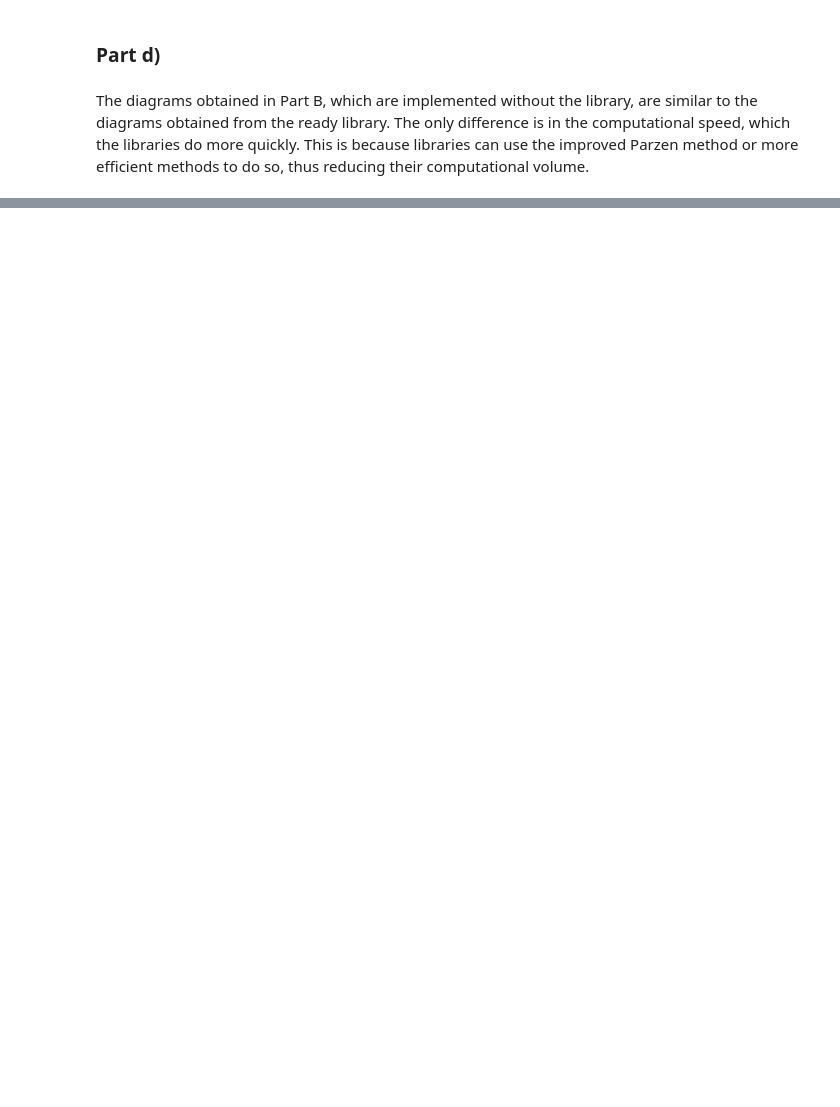
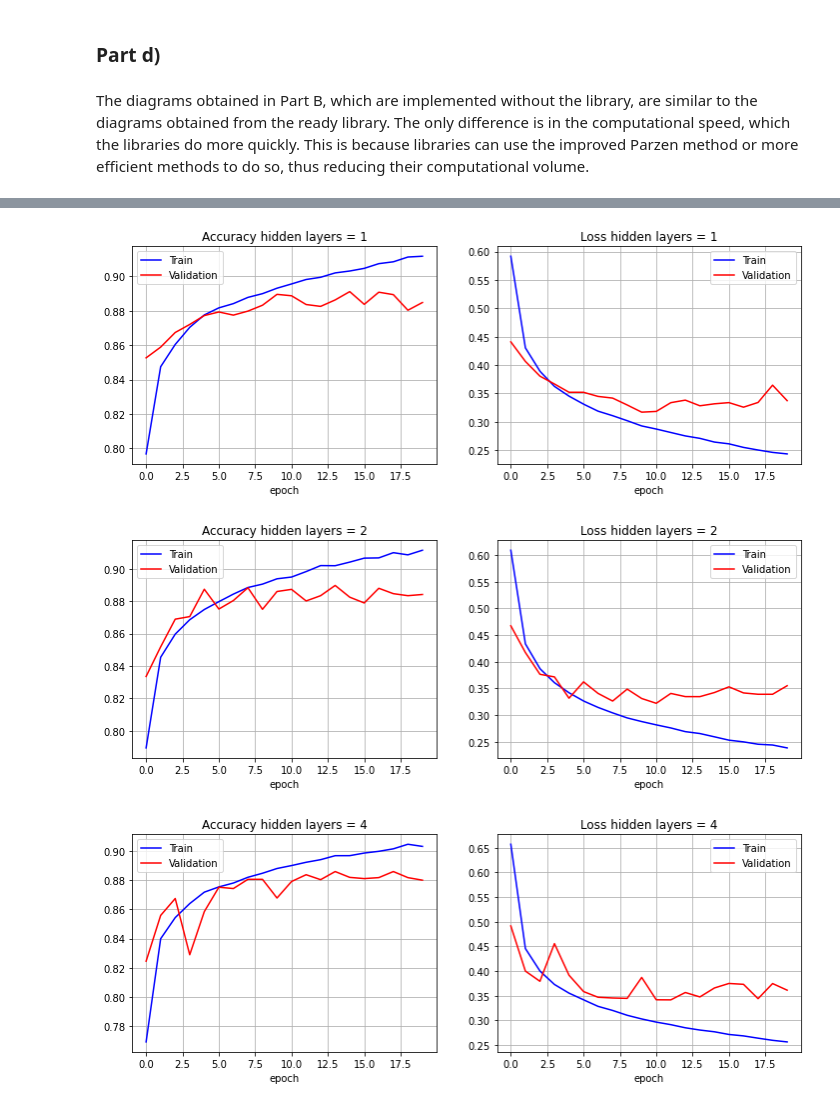
Before and after one commit to Arashlf/UT_ML_Course, a Jupyter notebook: Homework3/Q4_8.ipynb, the cells around one changed output, grey strips where cells are left out. Drawn from its saved outputs; the diff is of its cells as text; code cells hidden in the pictures; blank space fills up the shorter version.

```diff
--- a/Homework3/Q4_8.ipynb
+++ b/Homework3/Q4_8.ipynb
@@ -165,0 +335,48 @@ The diagrams obtained in Part B, which are implemented without the library, are
+# %%
+fig, axs = plt.subplots(1, 2, figsize = (12, 4))
+axs[0].plot(history_1hidden.history['accuracy'], 'b')
+axs[0].plot(history_1hidden.history['val_accuracy'], 'r')
+axs[0].set_title('Accuracy hidden layers = 1')
+axs[0].set_xlabel('epoch')
+axs[0].legend(['Train', 'Validation'])
+axs[0].grid()
+axs[1].plot(history_1hidden.history['loss'], 'b')
+axs[1].plot(history_1hidden.history['val_loss'], 'r')
+axs[1].set_title('Loss hidden layers = 1')
+axs[1].set_xlabel('epoch')
+axs[1].legend(['Train', 'Validation'])
+axs[1].grid()
+
+
+fig, axs = plt.subplots(1, 2, figsize = (12, 4))
+axs[0].plot(history_2hidden.history['accuracy'], 'b')
+axs[0].plot(history_2hidden.history['val_accuracy'], 'r')
+axs[0].set_title('Accuracy hidden layers = 2')
+axs[0].set_xlabel('epoch')
+axs[0].legend(['Train', 'Validation'])
+axs[0].grid()
+axs[1].plot(history_2hidden.history['loss'], 'b')
+axs[1].plot(history_2hidden.history['val_loss'], 'r')
+axs[1].set_title('Loss hidden layers = 2')
+axs[1].set_xlabel('epoch')
+axs[1].legend(['Train', 'Validation'])
+axs[1].grid()
+
+
+fig, axs = plt.subplots(1, 2, figsize = (12, 4))
+axs[0].plot(history_4hidden.history['accuracy'], 'b')
+axs[0].plot(history_4hidden.history['val_accuracy'], 'r')
+axs[0].set_title('Accuracy hidden layers = 4')
+axs[0].set_xlabel('epoch')
+axs[0].legend(['Train', 'Validation'])
+axs[0].grid()
+axs[1].plot(history_4hidden.history['loss'], 'b')
+axs[1].plot(history_4hidden.history['val_loss'], 'r')
+axs[1].set_title('Loss hidden layers = 4')
+axs[1].set_xlabel('epoch')
+axs[1].legend(['Train', 'Validation'])
+axs[1].grid()
+# %% [output]
+[figure, added]
+[figure, added]
+[figure, added]
```
Also changed, not shown: parts of 33 cells of this notebook.
